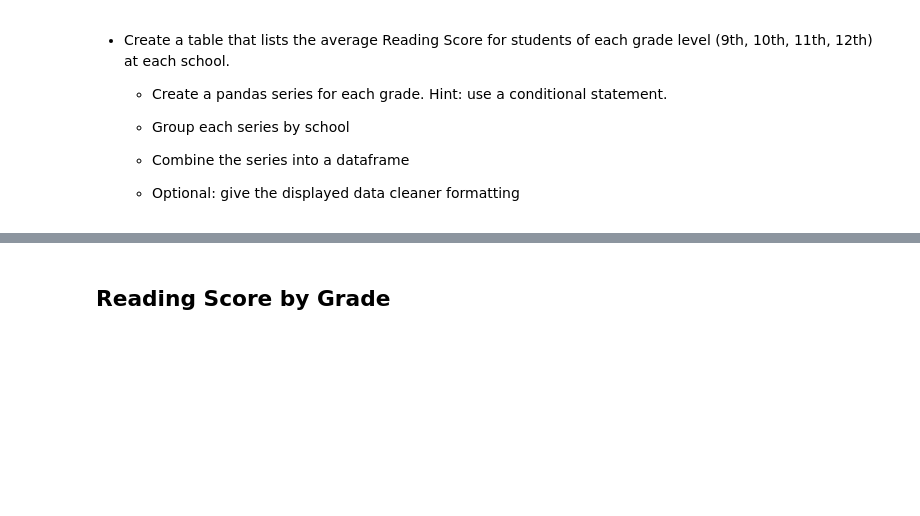
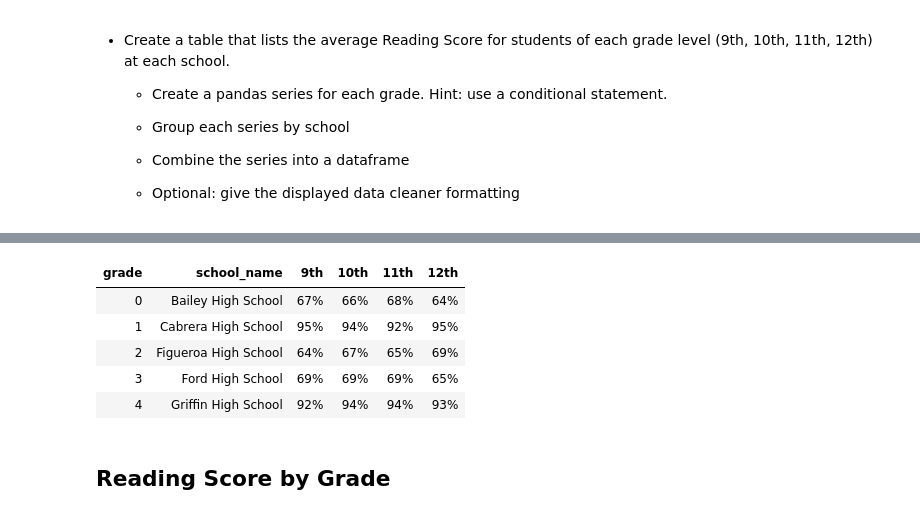
Before and after one commit to mhargroder/hw_04_Pandas, a Jupyter notebook: PyCitySchools_mHargroder.ipynb, the cells around one changed output, grey strips where cells are left out. Saved outputs shown, nothing was run; the diff lists cells and outputs as text; code cells hidden in the pictures; blank space fills up the shorter version.

```diff
--- a/PyCitySchools_mHargroder.ipynb
+++ b/PyCitySchools_mHargroder.ipynb
@@ -214,3 +199,38 @@ schoolSummaryDF_Fmt
+# %%
+#wanted to explore using apply method
+#already had passing math in school_data_complete df built using numpy where method, but wanted to try something else and
+#only need student_data.
+#will try lamba insted of creating named functionon reading version of this...
+
+#define function for testing math score , reture true or false
+def passing(n):
+    return n >= 70
+
+#create data frame for just the data needed and create column to denote if student is passing math or not
+mathDf = student_data[['Student ID', 'school_name', 'grade', 'math_score']]
+#used loc approach below per doc reco, to avoid the copy from slice warning
+mathDf.loc[:,'PassingMath'] = mathDf['math_score'].apply(passing)
+
+#pvttable the frame to shape and summarize data and set to a new data frame
+
+mathDfPvt = mathDf.pivot_table(index = 'school_name', columns = 'grade', values = 'PassingMath').reset_index()
+mathDfPvt.head()
+
+#Orgainize and Format data for final presentation
+mathBySchoolAndGrade = mathDfPvt[['school_name', '9th', '10th', '11th','12th']]
+mathBySchoolAndGrade['9th']=round((mathBySchoolAndGrade['9th']*100),2).apply('{:,.0f}%'.format)
+mathBySchoolAndGrade['10th']=round((mathBySchoolAndGrade['10th']*100),2).apply('{:,.0f}%'.format)
+mathBySchoolAndGrade['11th']=round((mathBySchoolAndGrade['11th']*100),2).apply('{:,.0f}%'.format)
+mathBySchoolAndGrade['12th']=round((mathBySchoolAndGrade['12th']*100),2).apply('{:,.0f}%'.format)
+
+mathBySchoolAndGrade.head()
+# %% [output]
+| grade | school_name | 9th | 10th | 11th | 12th |
+| 0 | Bailey High School | 67% | 66% | 68% | 64% |
+| 1 | Cabrera High School | 95% | 94% | 92% | 95% |
+| 2 | Figueroa High School | 64% | 67% | 65% | 69% |
+| 3 | Ford High School | 69% | 69% | 69% | 65% |
+| 4 | Griffin High School | 92% | 94% | 94% | 93% |
 # %% [markdown]
 ## Reading Score by Grade
 # %% [markdown]
```
Also changed, not shown: parts of 8 cells of this notebook.
